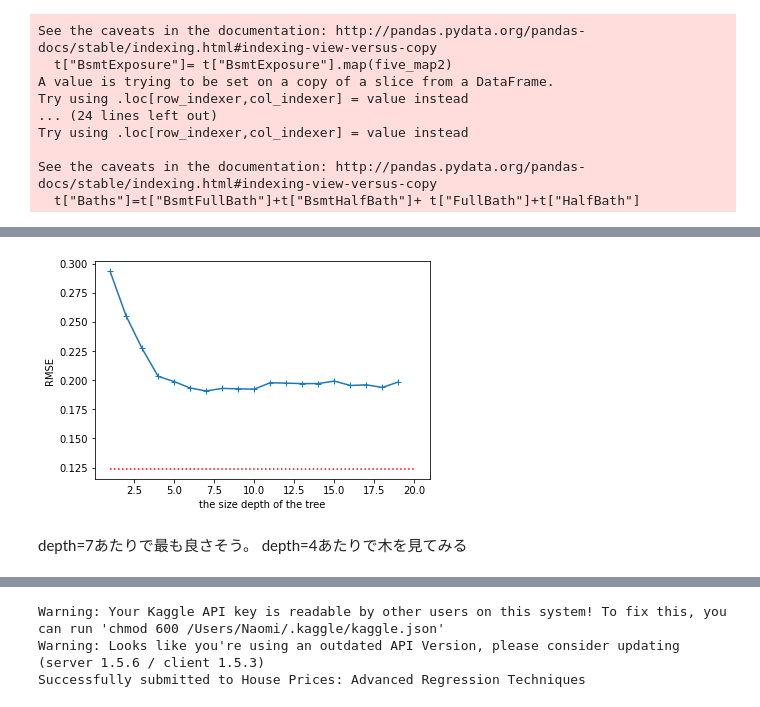
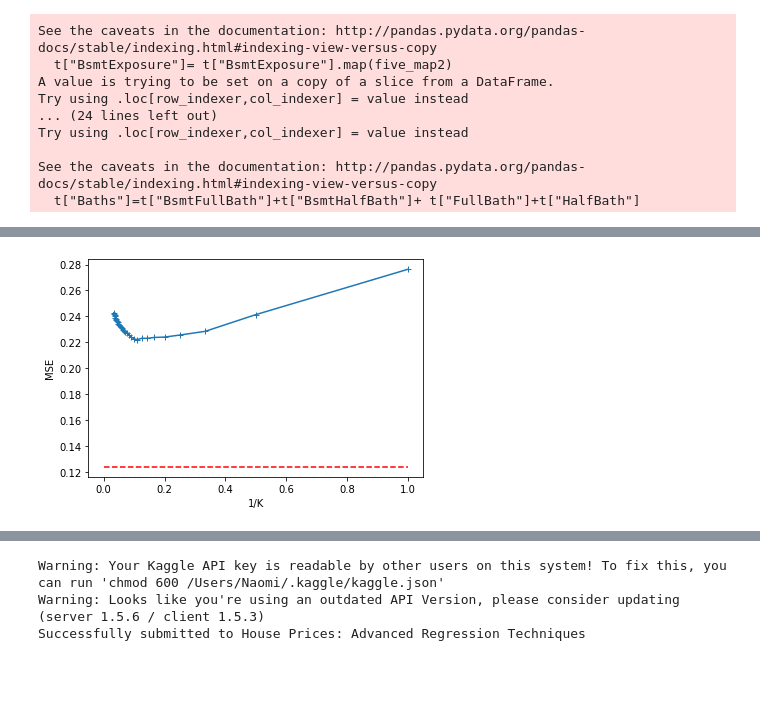
Before and after one commit to NaomiatLibrary/MachineLearning, a Jupyter notebook: House_Prices/RegressionTree.ipynb, the cells around one changed output, grey strips where cells are left out. Saved outputs shown, nothing was run; the diff lists cells and outputs as text; code cells hidden in the pictures; blank space fills up the shorter version.

```diff
--- a/House_Prices/RegressionTree.ipynb
+++ b/House_Prices/RegressionTree.ipynb
@@ -48,11 +49,11 @@ Try using .loc[row_indexer,col_indexer] = value instead
 See the caveats in the documentation: http://pandas.pydata.org/pandas-docs/stable/indexing.html#indexing-view-versus-copy
   t["Baths"]=t["BsmtFullBath"]+t["BsmtHalfBath"]+ t["FullBath"]+t["HalfBath"]
 # %%
-from sklearn.tree import DecisionTreeRegressor
 RMSE=[]
 r2_scores=[]
-for max_depth in list(range(1,20)):#parameter change
-    model = Pipeline([('poly', PolynomialFeatures(degree=1)),('linear',DecisionTreeRegressor(max_depth=max_depth) )])
+for k in range(1,50):
+    print(k,end=" ")
+    model = Pipeline([('poly', PolynomialFeatures(degree=1)),('linear', KNeighborsRegressor(n_neighbors=k))])
     k_fold = KFold(n_splits=5)
     test_MSE = cross_validate(model, new_train.drop(["SalePrice"], axis=1), new_train["SalePrice"],
                            cv=k_fold, scoring=('r2', 'neg_mean_squared_error'), n_jobs=-1)
@@ -69,11 +74,8 @@ print(r2_scores)
 # %%
-plt.plot(list(range(1,20)),RMSE,"+-")
-plt.hlines([0.12381220676923944], 1,20, "red", linestyles='dotted')
-plt.xlabel("the size depth of the tree")
-plt.ylabel("RMSE")
+plt.plot(1/np.array(range(1,31)),RMSE[0:30],"+-")
+plt.hlines([0.12381220676923944], 0,1, "red", linestyles='dashed')
+plt.xlabel("1/K")
+plt.ylabel("MSE")
 plt.show()
 # %% [output]
-[figure, old version]
+[figure, new version]
-# %% [markdown]
-depth=7あたりで最も良さそう。
-depth=4あたりで木を見てみる
```
Also changed, not shown: parts of 19 cells of this notebook, 5 other files.
